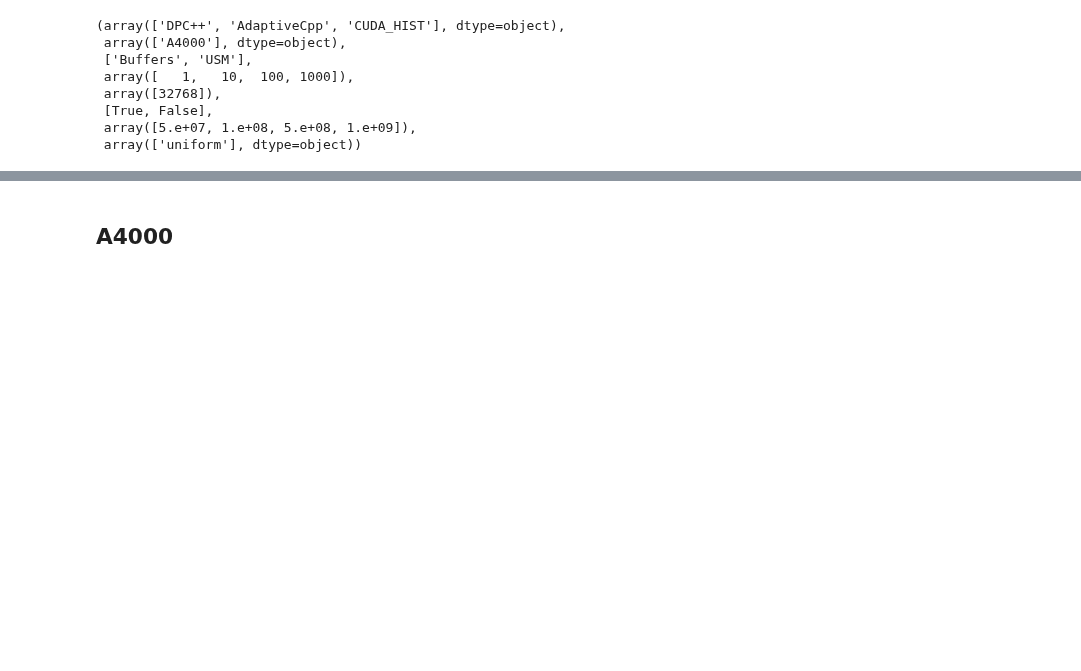
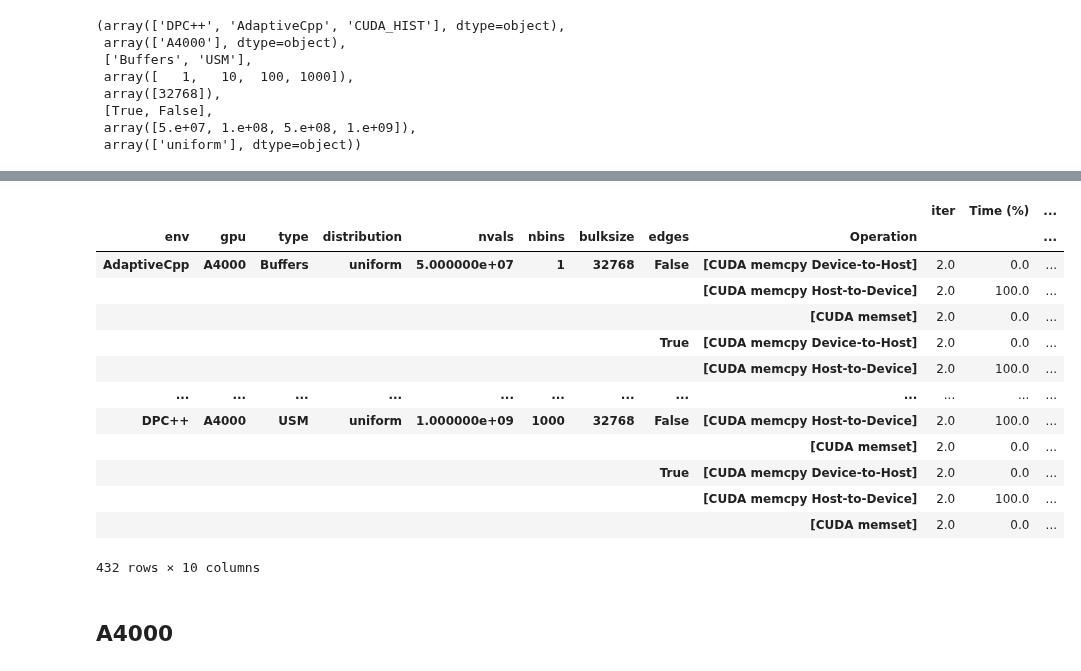
Before and after one commit to jolly-chen/msc-project, a Jupyter notebook: gpu-synchronous/sycl_paper.ipynb, the cells around one changed output, grey strips where cells are left out. Cells and saved outputs as stored; diff of their text form; code cells hidden in the pictures; blank space fills up the shorter version.

```diff
--- a/gpu-synchronous/sycl_paper.ipynb
+++ b/gpu-synchronous/sycl_paper.ipynb
@@ -96,0 +197,18 @@ unique_env, unique_gpus, unique_type, unique_nbins, unique_bulksize, unique_edge
+# %%
+memops_buf = pd.read_csv("das6-gpu/nsys-20231211-155923/memop")
+memops_buf["Time"] = memops_buf["Total Time (ns)"].div(1e9)
+memops_buf["nvals"] =  memops_buf["input"].apply(lambda s: np.float64(s.split("_")[-1].split(".")[0]))
+memops_buf["distribution"] =  memops_buf["input"].apply(lambda s: s.split("_")[1])
+convert_to_type(kernels_buf, "edges", np.bool_)
+memops_buf["type"] = "Buffers"
+
+memops_usm = pd.read_csv("das6-gpu/nsys-20231206-174647/memop")
+memops_usm["Time"] = memops_usm["Total Time (ns)"].div(1e9)
+memops_usm["nvals"] =  memops_usm["input"].apply(lambda s: np.float64(s.split("_")[-1].split(".")[0]))
+memops_usm["distribution"] =  memops_usm["input"].apply(lambda s: s.split("_")[1])
+convert_to_type(memops_usm, "edges", np.bool_)
+memops_usm["type"] = "USM"
+
+df_memops = pd.concat([memops_buf, memops_usm])
+del df_memops["input"]
+df_memops
@@ -97,3 +229,21 @@ unique_env, unique_gpus, unique_type, unique_nbins, unique_bulksize, unique_edge
+# %%
+gp_memops = df_memops.groupby(["env", "gpu", "type", "distribution", "nvals", "nbins", "bulksize", "edges", "Operation"])
+gp_memops.mean()
+# %% [output]
+|  |  |  |  |  |  |  |  |  | iter | Time (%) | ... |
+| env | gpu | type | distribution | nvals | nbins | bulksize | edges | Operation |  |  | ... |
+| AdaptiveCpp | A4000 | Buffers | uniform | 5.000000e+07 | 1 | 32768 | False | [CUDA memcpy Device-to-Host] | 2.0 | 0.0 | ... |
+|  |  |  |  |  |  |  |  | [CUDA memcpy Host-to-Device] | 2.0 | 100.0 | ... |
+|  |  |  |  |  |  |  |  | [CUDA memset] | 2.0 | 0.0 | ... |
+|  |  |  |  |  |  |  | True | [CUDA memcpy Device-to-Host] | 2.0 | 0.0 | ... |
+|  |  |  |  |  |  |  |  | [CUDA memcpy Host-to-Device] | 2.0 | 100.0 | ... |
+| ... | ... | ... | ... | ... | ... | ... | ... | ... | ... | ... | ... |
+| DPC++ | A4000 | USM | uniform | 1.000000e+09 | 1000 | 32768 | False | [CUDA memcpy Host-to-Device] | 2.0 | 100.0 | ... |
+|  |  |  |  |  |  |  |  | [CUDA memset] | 2.0 | 0.0 | ... |
+|  |  |  |  |  |  |  | True | [CUDA memcpy Device-to-Host] | 2.0 | 0.0 | ... |
+|  |  |  |  |  |  |  |  | [CUDA memcpy Host-to-Device] | 2.0 | 100.0 | ... |
+|  |  |  |  |  |  |  |  | [CUDA memset] | 2.0 | 0.0 | ... |
+432 rows × 10 columns
 # %% [markdown]
 ## A4000
 # %%
```
Also changed, not shown: parts of 6 cells of this notebook.
